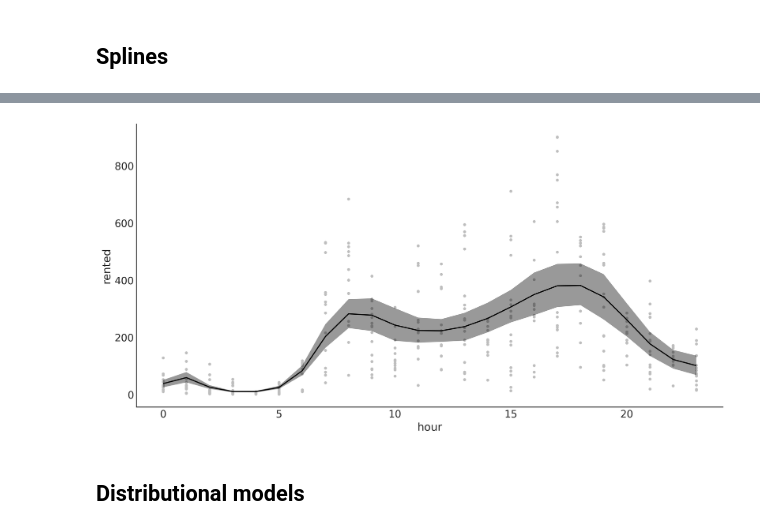
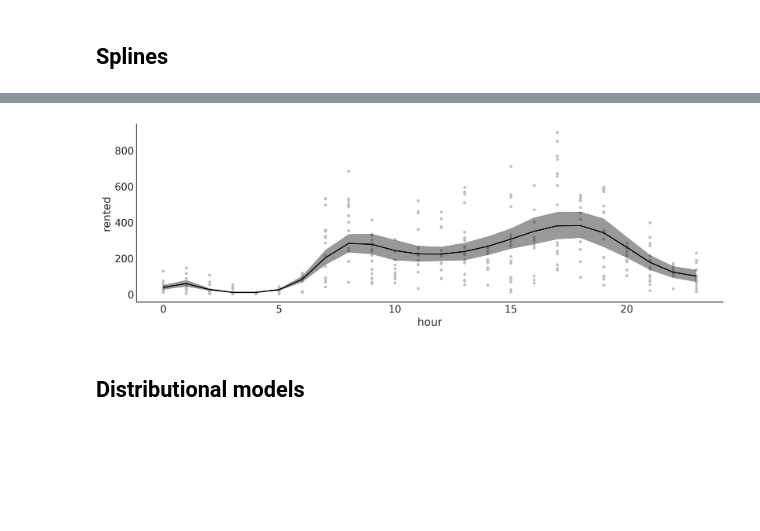
Before and after one commit to aloctavodia/BAP3, a Jupyter notebook: code/Chp_06.ipynb, the cells around one changed output, grey strips where cells are left out. Drawn from its saved outputs; the diff is of its cells as text; code cells hidden in the pictures; blank space fills up the shorter version.

```diff
--- a/code/Chp_06.ipynb
+++ b/code/Chp_06.ipynb
@@ -248,11 +252,11 @@ NUTS: [rented_alpha, Intercept, bs(hour, degree=3, knots=knots)]
 Sampling 4 chains for 1_000 tune and 1_000 draw iterations (4_000 + 4_000 draws total) took 19 seconds.
 # %%
-_, ax = plt.subplots(sharey=True, sharex="col", figsize=(12, 6))
+_, ax = plt.subplots(sharey=True, sharex="col", figsize=(12, 4))
 bmb.interpret.plot_predictions(model_spline, idata_spline, "hour", ax=ax)
 ax.plot(bikes.hour, bikes.rented, "C2.", zorder=-3)
 plt.savefig("../fig/bambi_spline_bikes.png");
 # %% [output]
-[figure, old version]
+[figure, new version]
 # %% [markdown]
 ## Distributional models
 # %%
```
Also changed, not shown: parts of 16 cells of this notebook, 32 other files.
